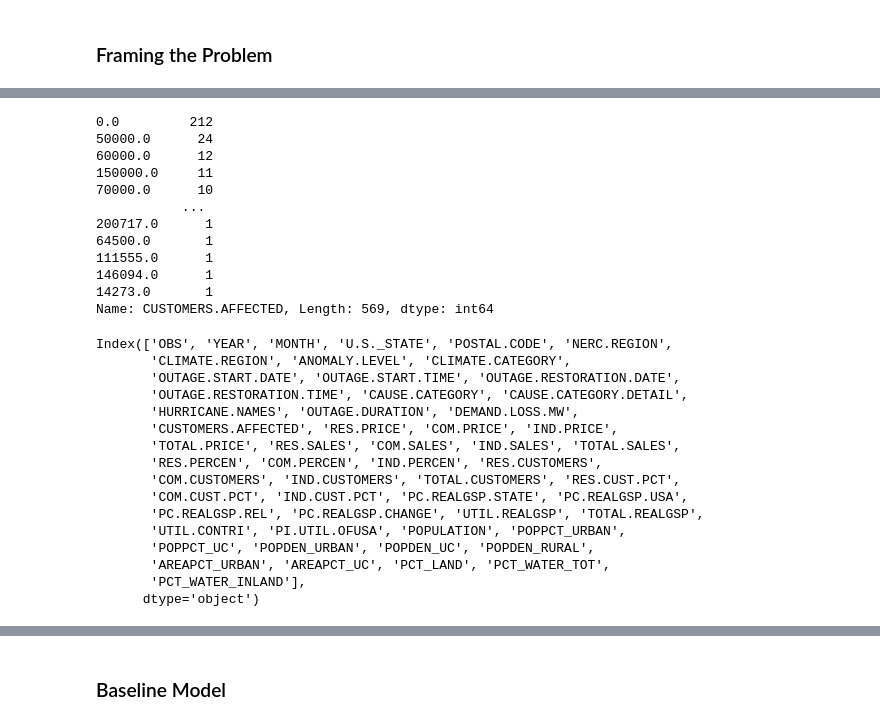
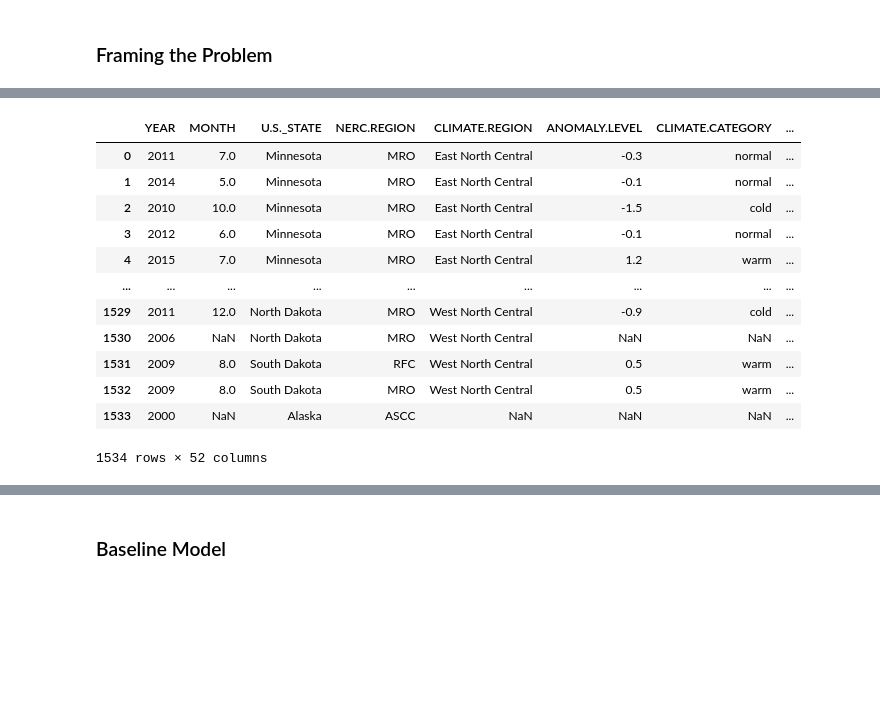
Before and after one commit to tomok59/power_outage_model, a Jupyter notebook: template.ipynb, the cells around one changed output, grey strips where cells are left out. Cells and saved outputs as stored; diff of their text form; code cells hidden in the pictures; blank space fills up the shorter version.

```diff
--- a/template.ipynb
+++ b/template.ipynb
@@ -47,36 +31,35 @@ df.shape
-# %%
-df['CUSTOMERS.AFFECTED'].value_counts()
-df['CUSTOMERS.AFFECTED'].value_counts()
-# %% [output]
-0.0         212
-50000.0      24
-60000.0      12
-150000.0     11
-70000.0      10
-           ...
-200717.0      1
-64500.0       1
-111555.0      1
-146094.0      1
-14273.0       1
-Name: CUSTOMERS.AFFECTED, Length: 569, dtype: int64
-# %%
-df.columns
-# %% [output]
-Index(['OBS', 'YEAR', 'MONTH', 'U.S._STATE', 'POSTAL.CODE', 'NERC.REGION',
-       'CLIMATE.REGION', 'ANOMALY.LEVEL', 'CLIMATE.CATEGORY',
-       'OUTAGE.START.DATE', 'OUTAGE.START.TIME', 'OUTAGE.RESTORATION.DATE',
-       'OUTAGE.RESTORATION.TIME', 'CAUSE.CATEGORY', 'CAUSE.CATEGORY.DETAIL',
-       'HURRICANE.NAMES', 'OUTAGE.DURATION', 'DEMAND.LOSS.MW',
-       'CUSTOMERS.AFFECTED', 'RES.PRICE', 'COM.PRICE', 'IND.PRICE',
-       'TOTAL.PRICE', 'RES.SALES', 'COM.SALES', 'IND.SALES', 'TOTAL.SALES',
-       'RES.PERCEN', 'COM.PERCEN', 'IND.PERCEN', 'RES.CUSTOMERS',
-       'COM.CUSTOMERS', 'IND.CUSTOMERS', 'TOTAL.CUSTOMERS', 'RES.CUST.PCT',
-       'COM.CUST.PCT', 'IND.CUST.PCT', 'PC.REALGSP.STATE', 'PC.REALGSP.USA',
-       'PC.REALGSP.REL', 'PC.REALGSP.CHANGE', 'UTIL.REALGSP', 'TOTAL.REALGSP',
-       'UTIL.CONTRI', 'PI.UTIL.OFUSA', 'POPULATION', 'POPPCT_URBAN',
-       'POPPCT_UC', 'POPDEN_URBAN', 'POPDEN_UC', 'POPDEN_RURAL',
-       'AREAPCT_URBAN', 'AREAPCT_UC', 'PCT_LAND', 'PCT_WATER_TOT',
-       'PCT_WATER_INLAND'],
-      dtype='object')
+# %%
+df = pd.read_excel('outage_copy.xlsx', header=5)
+df = df.drop([0]).drop(columns='variables').set_index('OBS')
+df['YEAR'] = df['YEAR'].astype(int)
+df = df.reset_index()
+def to_day(col):
+    if str(col)[8:10] == '':
+        return '00'
+    return str(col)[8:10]
+def to_hour(col):
+    if str(col)[0:2] == 'na':
+        return '25'
+    return str(col)[0:2]
+df['START.DAY'] = df['OUTAGE.START.DATE'].apply(to_day)
+df['START.HOUR'] = df['OUTAGE.START.TIME'].apply(to_hour)
+df['END.DAY'] = df['OUTAGE.RESTORATION.DATE'].apply(to_day)
+df['END.HOUR'] = df['OUTAGE.RESTORATION.TIME'].apply(to_hour)
+df = df.drop(columns=['OUTAGE.START.DATE', 'OUTAGE.START.TIME', 'OUTAGE.RESTORATION.DATE', 'OUTAGE.RESTORATION.TIME'])
+df = df.drop(columns=['HURRICANE.NAMES', 'POSTAL.CODE', 'CAUSE.CATEGORY.DETAIL', 'OBS'])
+df
+# %% [output]
+|  | YEAR | MONTH | U.S._STATE | NERC.REGION | CLIMATE.REGION | ANOMALY.LEVEL | CLIMATE.CATEGORY | ... |
+| 0 | 2011 | 7.0 | Minnesota | MRO | East North Central | -0.3 | normal | ... |
+| 1 | 2014 | 5.0 | Minnesota | MRO | East North Central | -0.1 | normal | ... |
+| 2 | 2010 | 10.0 | Minnesota | MRO | East North Central | -1.5 | cold | ... |
+| 3 | 2012 | 6.0 | Minnesota | MRO | East North Central | -0.1 | normal | ... |
+| 4 | 2015 | 7.0 | Minnesota | MRO | East North Central | 1.2 | warm | ... |
+| ... | ... | ... | ... | ... | ... | ... | ... | ... |
+| 1529 | 2011 | 12.0 | North Dakota | MRO | West North Central | -0.9 | cold | ... |
+| 1530 | 2006 | NaN | North Dakota | MRO | West North Central | NaN | NaN | ... |
+| 1531 | 2009 | 8.0 | South Dakota | RFC | West North Central | 0.5 | warm | ... |
+| 1532 | 2009 | 8.0 | South Dakota | MRO | West North Central | 0.5 | warm | ... |
+| 1533 | 2000 | NaN | Alaska | ASCC | NaN | NaN | NaN | ... |
+1534 rows × 52 columns
 # %%
```
Also changed, not shown: parts of 39 cells of this notebook, 1 other file.
